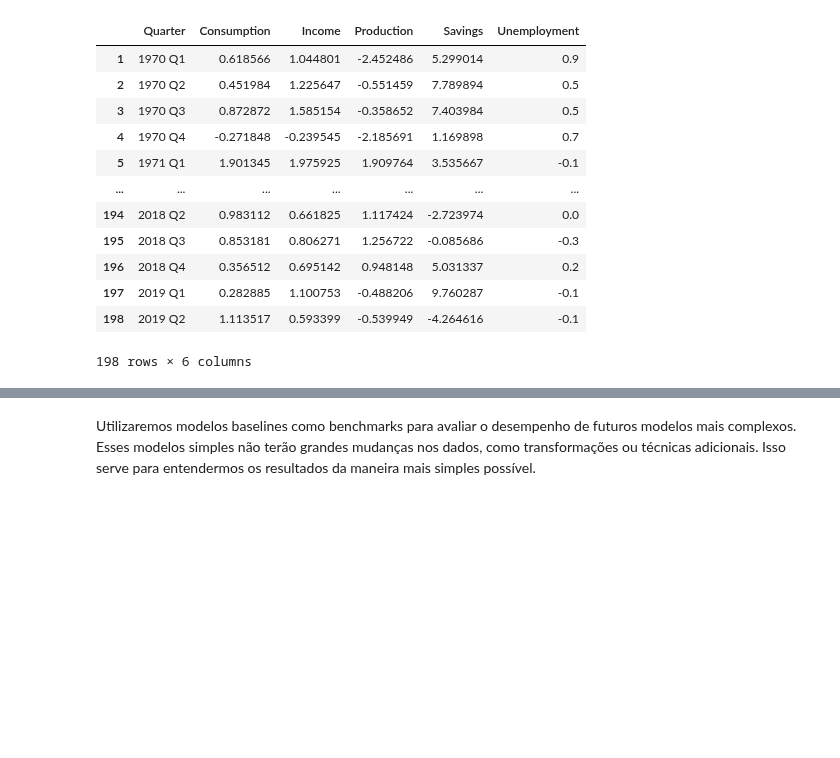
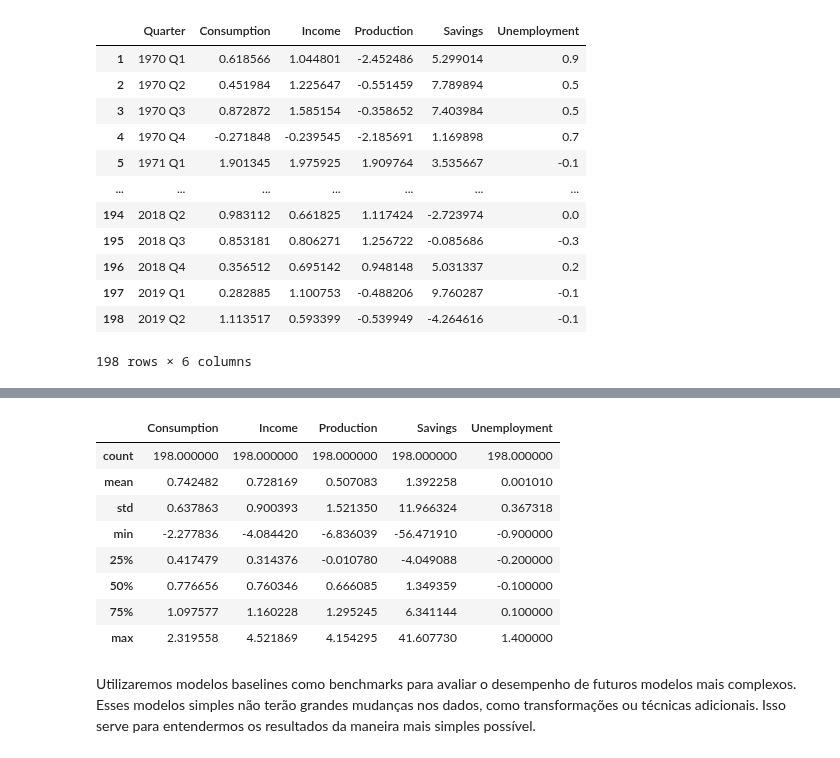
Before and after one commit to ramalhogs/Series_temporais_A2, a Jupyter notebook: baselines.ipynb, the cells around one changed output, grey strips where cells are left out. Saved outputs shown, nothing was run; the diff lists cells and outputs as text; code cells hidden in the pictures; blank space fills up the shorter version.

```diff
--- a/baselines.ipynb
+++ b/baselines.ipynb
@@ -29,3 +45,15 @@ df
+# %%
+df.describe()
+# %% [output]
+|  | Consumption | Income | Production | Savings | Unemployment |
+| count | 198.000000 | 198.000000 | 198.000000 | 198.000000 | 198.000000 |
+| mean | 0.742482 | 0.728169 | 0.507083 | 1.392258 | 0.001010 |
+| std | 0.637863 | 0.900393 | 1.521350 | 11.966324 | 0.367318 |
+| min | -2.277836 | -4.084420 | -6.836039 | -56.471910 | -0.900000 |
+| 25% | 0.417479 | 0.314376 | -0.010780 | -4.049088 | -0.200000 |
+| 50% | 0.776656 | 0.760346 | 0.666085 | 1.349359 | -0.100000 |
+| 75% | 1.097577 | 1.160228 | 1.295245 | 6.341144 | 0.100000 |
+| max | 2.319558 | 4.521869 | 4.154295 | 41.607730 | 1.400000 |
 # %% [markdown]
 Utilizaremos modelos baselines como benchmarks para avaliar o desempenho de futuros modelos mais complexos. Esses modelos simples não terão grandes mudanças nos dados, como transformações ou técnicas adicionais. Isso serve para entendermos os resultados da maneira mais simples possível.
 # %%
```
Also changed, not shown: parts of 8 cells of this notebook, 2 other files.
